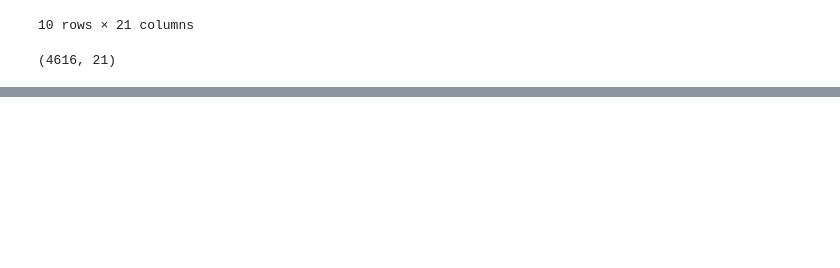
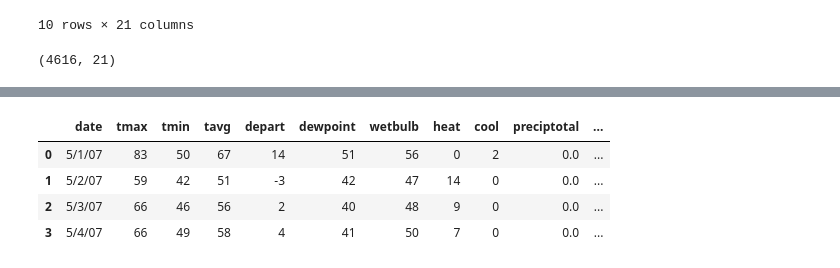
Before and after one commit to aakashtandel/Dream-Team-DSI-5, a Jupyter notebook: Project 4_Dream_Team.ipynb, the cells around one changed output, grey strips where cells are left out. Cells and saved outputs as stored; diff of their text form; code cells hidden in the pictures; blank space fills up the shorter version.

```diff
--- a/Project 4_Dream_Team.ipynb
+++ b/Project 4_Dream_Team.ipynb
@@ -803,0 +811,8 @@ df_train3.to_csv('df_train3.csv',index=False)
+# %%
+weather_stn.head(4)
+# %% [output]
+|  | date | tmax | tmin | tavg | depart | dewpoint | wetbulb | heat | cool | preciptotal | ... |
+| 0 | 5/1/07 | 83 | 50 | 67 | 14 | 51 | 56 | 0 | 2 | 0.0 | ... |
+| 1 | 5/2/07 | 59 | 42 | 51 | -3 | 42 | 47 | 14 | 0 | 0.0 | ... |
+| 2 | 5/3/07 | 66 | 46 | 56 | 2 | 40 | 48 | 9 | 0 | 0.0 | ... |
+| 3 | 5/4/07 | 66 | 49 | 58 | 4 | 41 | 50 | 7 | 0 | 0.0 | ... |
```
Also changed, not shown: parts of 19 cells of this notebook, 2 other files.
